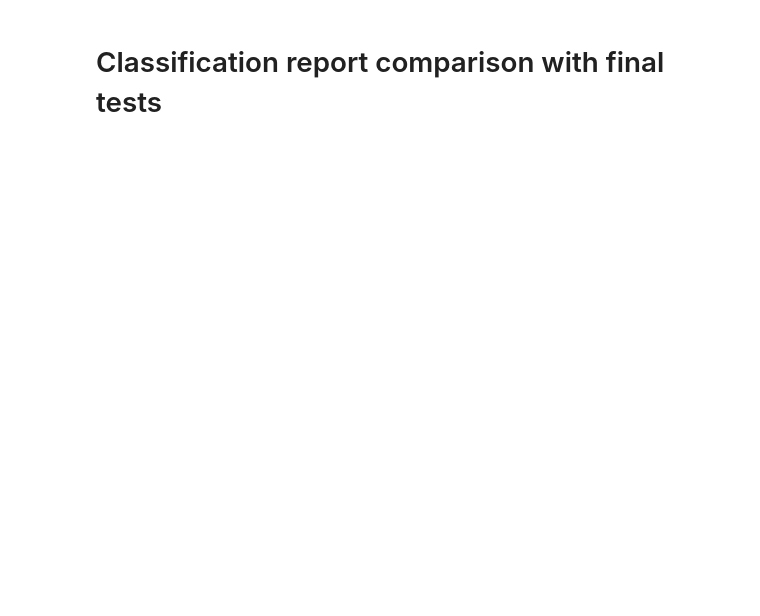
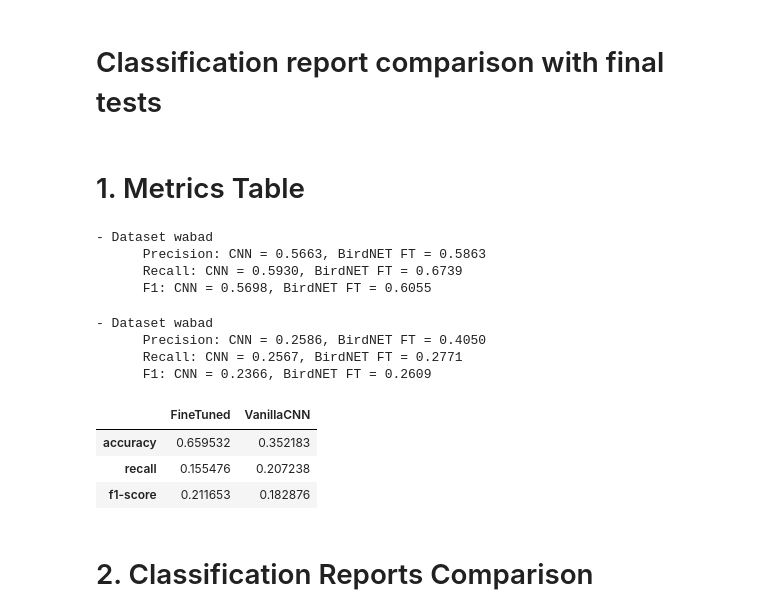
Before and after one commit to giacomoschiavo/finetuning-BirdNET, a Jupyter notebook: 9_compare_final_test_reports.ipynb, the cells around one changed output. Cells and saved outputs as stored; diff of their text form; code cells hidden in the pictures; blank space fills up the shorter version.

```diff
--- a/9_compare_final_test_reports.ipynb
+++ b/9_compare_final_test_reports.ipynb
@@ -11,3 +15,41 @@ def load_report(path):
+# %% [markdown]
+# 1. Metrics Table
+# %%
+print(f'''- Dataset {var}
+      Precision: CNN = {report1["samples avg"]["precision"]:.4f}, BirdNET FT = {report2["samples avg"]["precision"]:.4f}
+      Recall: CNN = {report1["samples avg"]["recall"]:.4f}, BirdNET FT = {report2["samples avg"]["recall"]:.4f}
+      F1: CNN = {report1["samples avg"]["f1-score"]:.4f}, BirdNET FT = {report2["samples avg"]["f1-score"]:.4f}''')
+# %% [output]
+- Dataset wabad
+      Precision: CNN = 0.5663, BirdNET FT = 0.5863
+      Recall: CNN = 0.5930, BirdNET FT = 0.6739
+      F1: CNN = 0.5698, BirdNET FT = 0.6055
+# %%
+print(f'''- Dataset {var}
+      Precision: CNN = {report1["macro avg"]["precision"]:.4f}, BirdNET FT = {report2["macro avg"]["precision"]:.4f}
+      Recall: CNN = {report1["macro avg"]["recall"]:.4f}, BirdNET FT = {report2["macro avg"]["recall"]:.4f}
+      F1: CNN = {report1["macro avg"]["f1-score"]:.4f}, BirdNET FT = {report2["macro avg"]["f1-score"]:.4f}''')
+# %% [output]
+- Dataset wabad
+      Precision: CNN = 0.2586, BirdNET FT = 0.4050
+      Recall: CNN = 0.2567, BirdNET FT = 0.2771
+      F1: CNN = 0.2366, BirdNET FT = 0.2609
+# %%
+metrics = ['accuracy', 'recall', 'f1-score']
+data = {
+    'FineTuned': [report2['macro avg']['precision'], report2['macro avg']['recall'], report2['macro avg']['f1-score']],
+    'VanillaCNN': [report1['macro avg']['precision'], report1['macro avg']['recall'], report1['macro avg']['f1-score']],
+}
+
+df_comparison = pd.DataFrame(data, index=metrics)
+df_comparison
+# %% [output]
+|  | FineTuned | VanillaCNN |
+| accuracy | 0.659532 | 0.352183 |
+| recall | 0.155476 | 0.207238 |
+| f1-score | 0.211653 | 0.182876 |
+# %% [markdown]
+# 2. Classification Reports Comparison
 # %%
 def compare_classification_reports(report1, report2):
     classes = set(report1.keys()).intersection(report2.keys())
```
Also changed, not shown: parts of 6 cells of this notebook, 43 other files.
